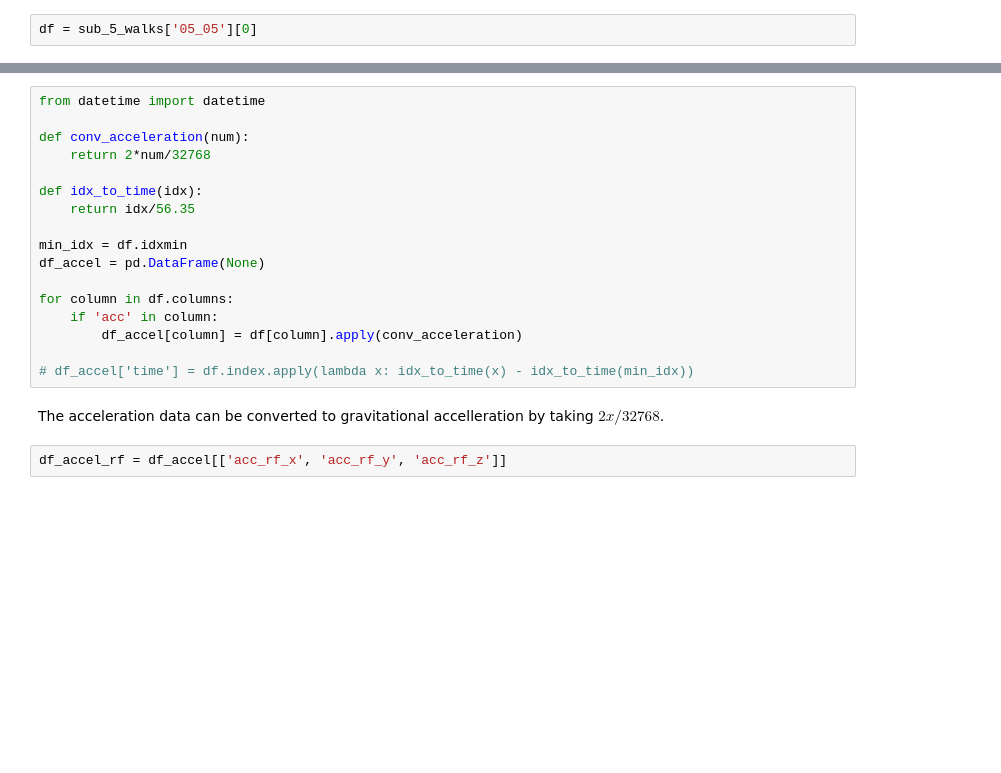
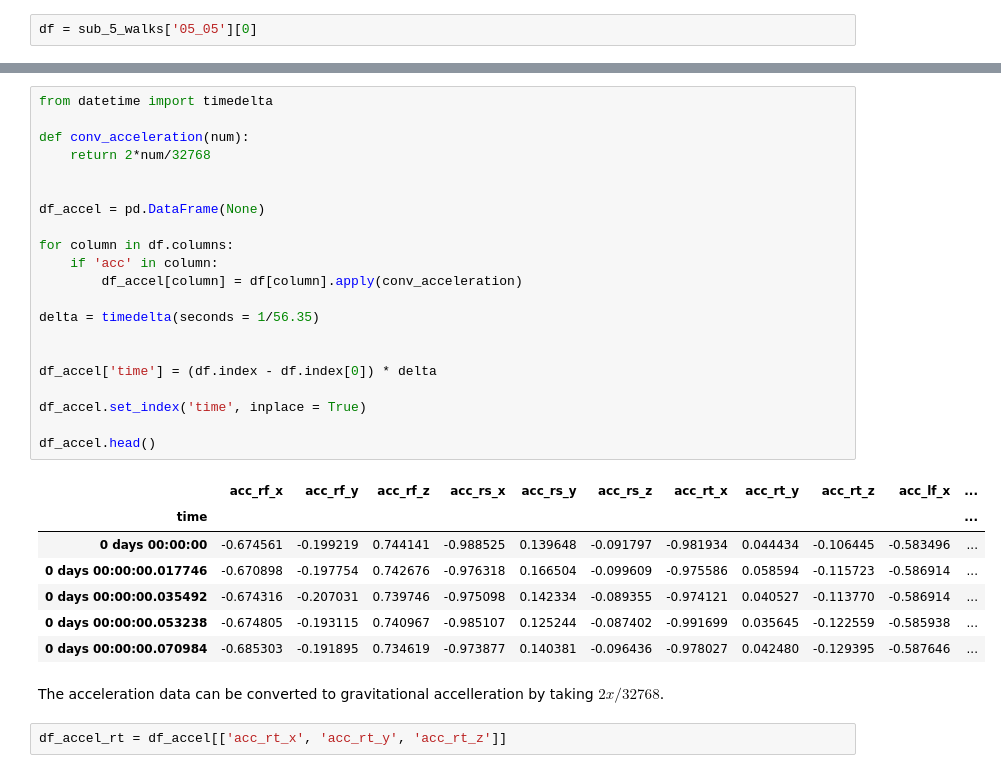
Before and after one commit to dbossaller/Gait-Analysis-Using-TDA, a Jupyter notebook: human_gait.ipynb, the cells around one changed output, grey strips where cells are left out. Saved outputs shown, nothing was run; the diff lists cells and outputs as text; blank space fills up the shorter version.

```diff
--- a/human_gait.ipynb
+++ b/human_gait.ipynb
@@ -22,23 +42,35 @@ df.index
 # %%
-from datetime import datetime
+from datetime import timedelta
 
 def conv_acceleration(num):
     return 2*num/32768
 
-def idx_to_time(idx):
-    return idx/56.35
 
-min_idx = df.idxmin
 df_accel = pd.DataFrame(None)
 
 for column in df.columns:
     if 'acc' in column:
         df_accel[column] = df[column].apply(conv_acceleration)
 
-# df_accel['time'] = df.index.apply(lambda x: idx_to_time(x) - idx_to_time(min_idx))
+delta = timedelta(seconds = 1/56.35)
+
+
+df_accel['time'] = (df.index - df.index[0]) * delta
+
+df_accel.set_index('time', inplace = True)
+
+df_accel.head()
+# %% [output]
+|  | acc_rf_x | acc_rf_y | acc_rf_z | acc_rs_x | acc_rs_y | acc_rs_z | acc_rt_x | acc_rt_y | acc_rt_z | acc_lf_x | ... |
+| time |  |  |  |  |  |  |  |  |  |  | ... |
+| 0 days 00:00:00 | -0.674561 | -0.199219 | 0.744141 | -0.988525 | 0.139648 | -0.091797 | -0.981934 | 0.044434 | -0.106445 | -0.583496 | ... |
+| 0 days 00:00:00.017746 | -0.670898 | -0.197754 | 0.742676 | -0.976318 | 0.166504 | -0.099609 | -0.975586 | 0.058594 | -0.115723 | -0.586914 | ... |
+| 0 days 00:00:00.035492 | -0.674316 | -0.207031 | 0.739746 | -0.975098 | 0.142334 | -0.089355 | -0.974121 | 0.040527 | -0.113770 | -0.586914 | ... |
+| 0 days 00:00:00.053238 | -0.674805 | -0.193115 | 0.740967 | -0.985107 | 0.125244 | -0.087402 | -0.991699 | 0.035645 | -0.122559 | -0.585938 | ... |
+| 0 days 00:00:00.070984 | -0.685303 | -0.191895 | 0.734619 | -0.973877 | 0.140381 | -0.096436 | -0.978027 | 0.042480 | -0.129395 | -0.587646 | ... |
 # %% [markdown]
 The acceleration data can be converted to gravitational accelleration by taking $2x/32768$.
 # %%
-df_accel_rf = df_accel[['acc_rf_x', 'acc_rf_y', 'acc_rf_z']]
+df_accel_rt = df_accel[['acc_rt_x', 'acc_rt_y', 'acc_rt_z']]
 # %%
 fig, axes = plt.subplots(3,1, sharex = True)
```
Also changed, not shown: parts of 6 cells of this notebook, 1 other file.
